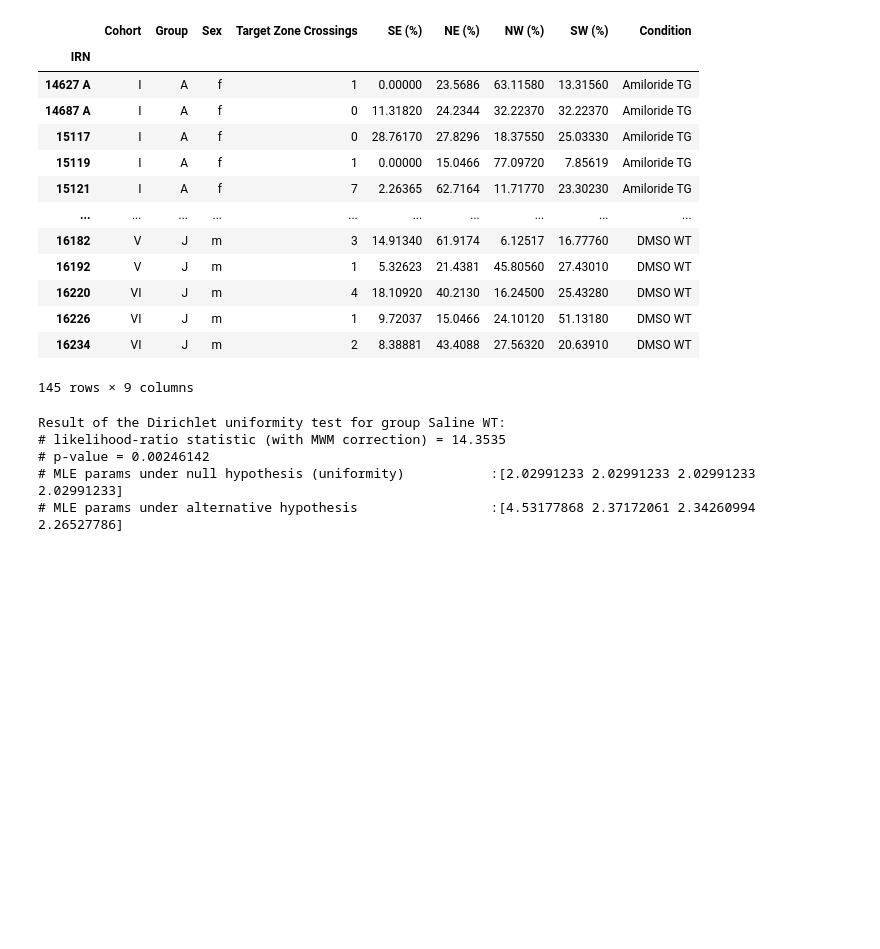
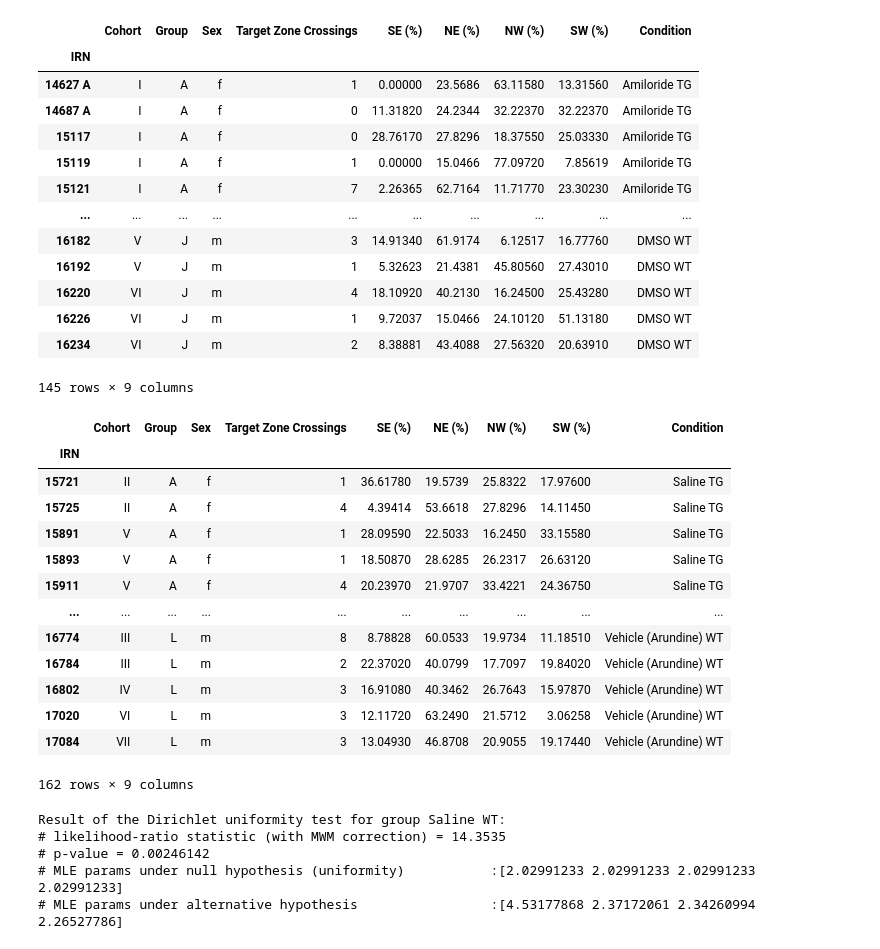
Before and after one commit to attilagk/CTNS-notebook, a Jupyter notebook: 2024-06-26-mwm-test-probe-CO28154/2024-06-26-mwm-test-probe-CO28154.ipynb, the cells around one changed output. Cells and saved outputs as stored; diff of their text form; code cells hidden in the pictures; blank space fills up the shorter version.

```diff
--- a/2024-06-26-mwm-test-probe-CO28154/2024-06-26-mwm-test-probe-CO28154.ipynb
+++ b/2024-06-26-mwm-test-probe-CO28154/2024-06-26-mwm-test-probe-CO28154.ipynb
@@ -74,6 +73,41 @@ data_CO28152
 | 16226 | VI | J | m | 1 | 9.72037 | 15.0466 | 24.10120 | 51.13180 | DMSO WT |
 | 16234 | VI | J | m | 2 | 8.38881 | 43.4088 | 27.56320 | 20.63910 | DMSO WT |
 145 rows × 9 columns
+# %%
+group2condition_CO28154 = {
+    'A': 'Saline TG',
+    #'B': 'Amiloride + HCQ TG', # absent from data
+    'C': 'TUDCA + HCQ TG',
+    'D': 'Arundine low dose TG',
+    'E': 'Arundine mid dose TG',
+    'F': 'Arundine high dose TG',
+    'G': 'Vehicle (Arundine) TG',
+    'H': 'Arundine high dose WT',
+    #'I': 'Amiloride + HCQ WT', # absent from data
+    'J': 'TUDCA + HCQ WT',
+    'K': 'Saline WT',
+    'L': 'Vehicle (Arundine) WT',
+}
+
+fpath = '../../resources/QPS/5xFAD-mouse/CO28154-behavioral-data-cleaned.xlsx'
+data_CO28154 = pd.read_excel(fpath, sheet_name='Probe Trial day5', index_col='IRN')
+data_CO28154['Condition'] = data_CO28154.Group.apply(lambda x: group2condition_CO28154[x])
+data_CO28154
+# %% [output]
+|  | Cohort | Group | Sex | Target Zone Crossings | SE (%) | NE (%) | NW (%) | SW (%) | Condition |
+| IRN |  |  |  |  |  |  |  |  |  |
+| 15721 | II | A | f | 1 | 36.61780 | 19.5739 | 25.8322 | 17.97600 | Saline TG |
+| 15725 | II | A | f | 4 | 4.39414 | 53.6618 | 27.8296 | 14.11450 | Saline TG |
+| 15891 | V | A | f | 1 | 28.09590 | 22.5033 | 16.2450 | 33.15580 | Saline TG |
+| 15893 | V | A | f | 1 | 18.50870 | 28.6285 | 26.2317 | 26.63120 | Saline TG |
+| 15911 | V | A | f | 4 | 20.23970 | 21.9707 | 33.4221 | 24.36750 | Saline TG |
+| ... | ... | ... | ... | ... | ... | ... | ... | ... | ... |
+| 16774 | III | L | m | 8 | 8.78828 | 60.0533 | 19.9734 | 11.18510 | Vehicle (Arundine) WT |
+| 16784 | III | L | m | 2 | 22.37020 | 40.0799 | 17.7097 | 19.84020 | Vehicle (Arundine) WT |
+| 16802 | IV | L | m | 3 | 16.91080 | 40.3462 | 26.7643 | 15.97870 | Vehicle (Arundine) WT |
+| 17020 | VI | L | m | 3 | 12.11720 | 63.2490 | 21.5712 | 3.06258 | Vehicle (Arundine) WT |
+| 17084 | VII | L | m | 3 | 13.04930 | 46.8708 | 20.9055 | 19.17440 | Vehicle (Arundine) WT |
+162 rows × 9 columns
 # %%
 def extract_data4dirichlet(group, data=data_CO26990):
     a = data.loc[data.Group == group, 'SE (%)':'SW (%)'].to_numpy()[:, [1, 2, 3, 0]]
```
Also changed, not shown: parts of 2 cells of this notebook.
